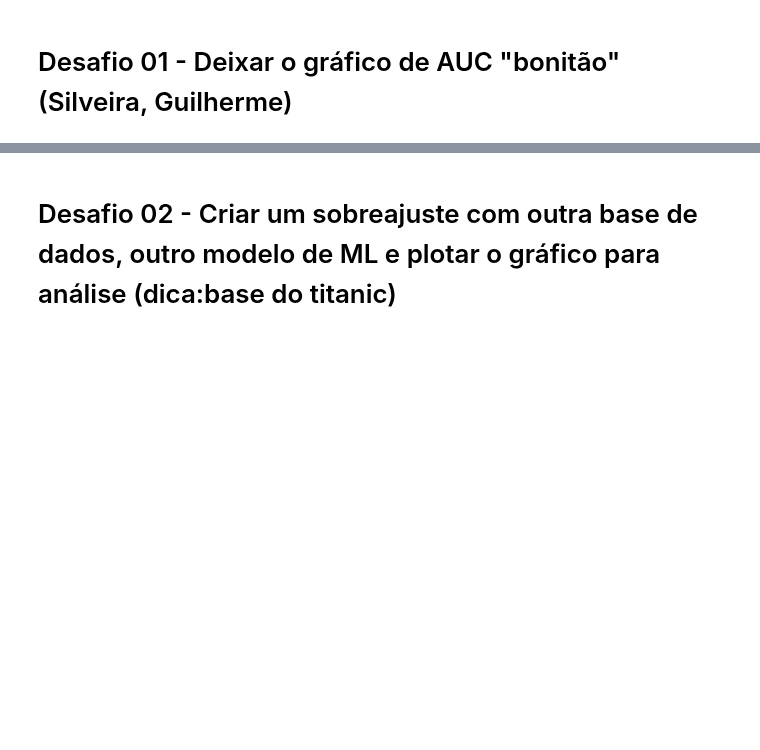
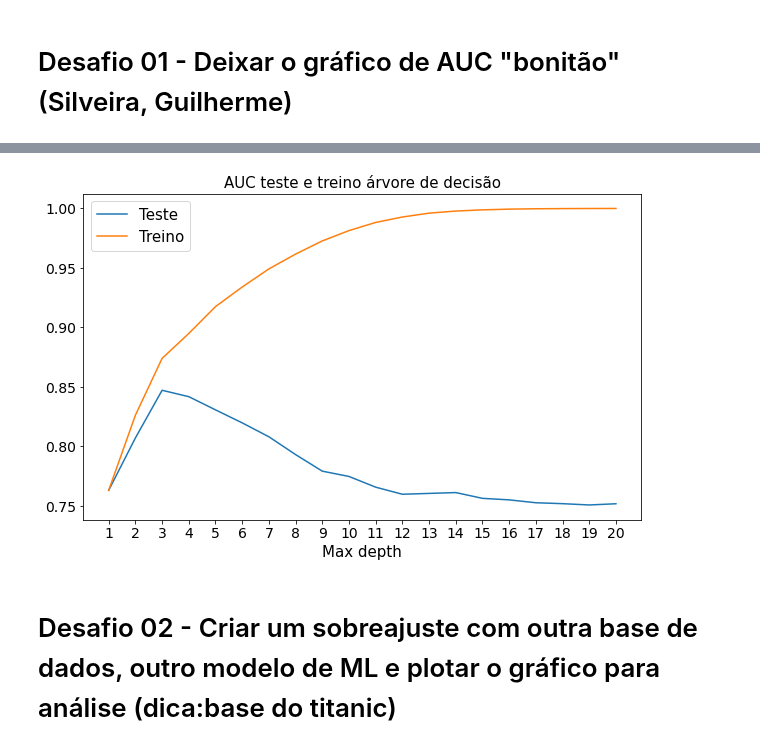
Before and after one commit to RPGraciotti/BootCampAlura, a Jupyter notebook: Modulo_5/Aula_5_Desafios_em_machine_learning.ipynb, the cells around one changed output, grey strips where cells are left out. Drawn from its saved outputs; the diff is of its cells as text; code cells hidden in the pictures; blank space fills up the shorter version.

```diff
--- a/Modulo_5/Aula_5_Desafios_em_machine_learning.ipynb
+++ b/Modulo_5/Aula_5_Desafios_em_machine_learning.ipynb
@@ -185,3 +192,12 @@ teste, treino = roda_modelo_cv(modelo_arvore, dados_limpos, 5, 10)
 AUC 0.7950421219664641 - 1.0
 # %% [markdown]
 # Desafio 01 - Deixar o gráfico de AUC "bonitão" (Silveira, Guilherme)
+# %%
+teste_lista_arvore = []
+treino_lista_arvore = []
+
+for i in range(1,21):
+  modelo_arvore = DecisionTreeClassifier(max_depth = i)
+  teste, treino = roda_modelo_cv(modelo_arvore, dados_limpos, 5, 10)
+  teste_lista_arvore.append(teste)
+  treino_lista_arvore.append(treino)
@@ -188,2 +225,21 @@ AUC 0.7950421219664641 - 1.0
+# %%
+lista_arvore = pd.DataFrame({
+    "teste": teste_lista_arvore,
+    "treino": treino_lista_arvore,
+    "x": list(range(1, 21))})
+# %%
+plt.figure(figsize = (10, 6))
+ax = plt.gca()
+plt.title("AUC teste e treino árvore de decisão", fontsize = 15)
+lista_arvore.plot(kind='line', x="x", y='teste',ax=ax)
+lista_arvore.plot(kind='line', x="x", y='treino', ax=ax)
+plt.legend(fontsize = 15, labels = ["Teste", "Treino"])
+plt.xlabel("Max depth", fontsize = 15)
+plt.xticks(list(range(1,21)))
+plt.tick_params(axis = "both", which = "major", labelsize = 14)
+plt.show()
+# exemplo, escolher max_depth de 3
+# %% [output]
+[figure, added]
 # %% [markdown]
 # Desafio 02 - Criar um sobreajuste com outra base de dados, outro modelo de ML e plotar o gráfico para análise (dica:base do titanic)
```
Also changed, not shown: parts of 19 cells of this notebook.
